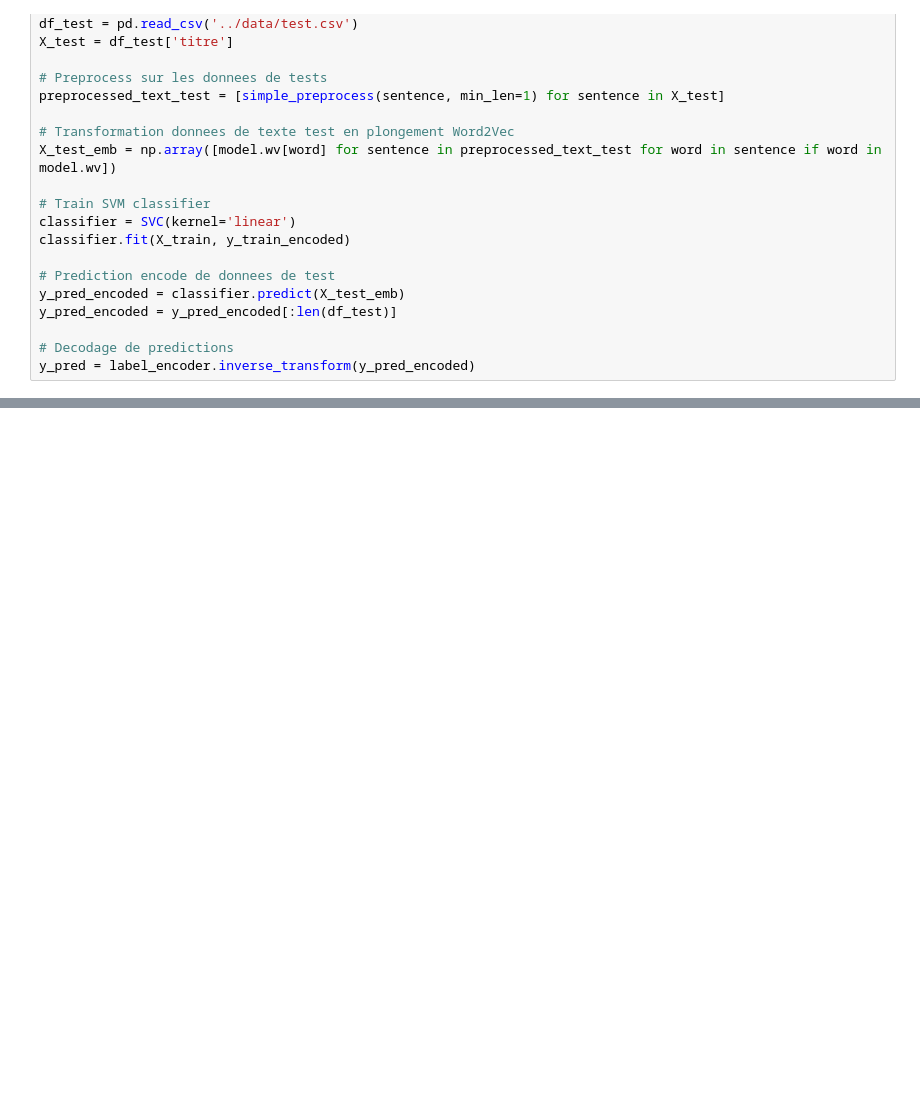
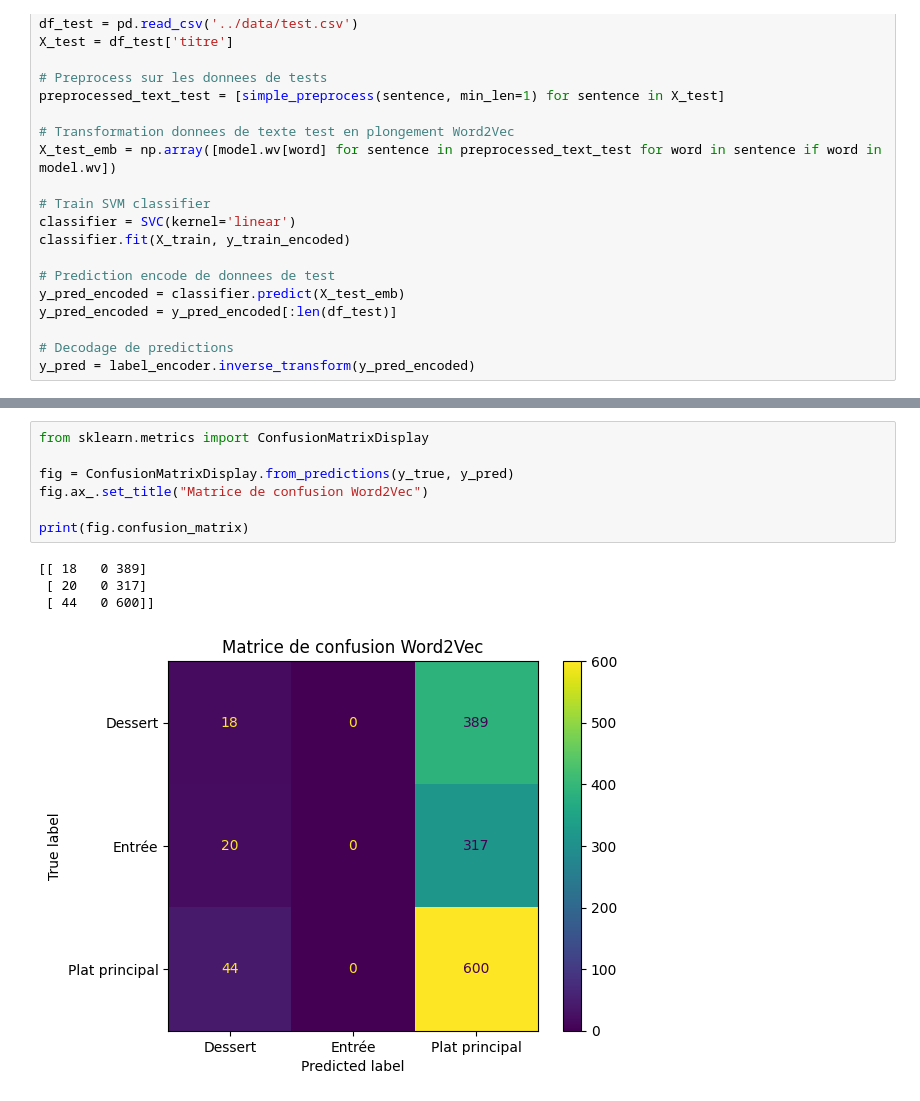
Before and after one commit to GTerLeon/ProjetIntroTAL, a Jupyter notebook: src/word2vec.ipynb, the cells around one changed output, grey strips where cells are left out. Cells and saved outputs as stored; diff of their text form; blank space fills up the shorter version.

```diff
--- a/src/word2vec.ipynb
+++ b/src/word2vec.ipynb
@@ -97,3 +97,15 @@ rapport_df.to_csv(f'../data/result/result_tfid_{now}.csv', index=False)
       accuracy                           0.45      1388
      macro avg       0.23      0.33      0.23      1388
   weighted avg       0.28      0.45      0.31      1388
+# %%
+from sklearn.metrics import ConfusionMatrixDisplay
+
+fig = ConfusionMatrixDisplay.from_predictions(y_true, y_pred)
+fig.ax_.set_title("Matrice de confusion Word2Vec")
+
+print(fig.confusion_matrix)
+# %% [output]
+[[ 18   0 389]
+ [ 20   0 317]
+ [ 44   0 600]]
+[figure, added]
```
Also changed, not shown: parts of 1 cell of this notebook, 2 other files.
